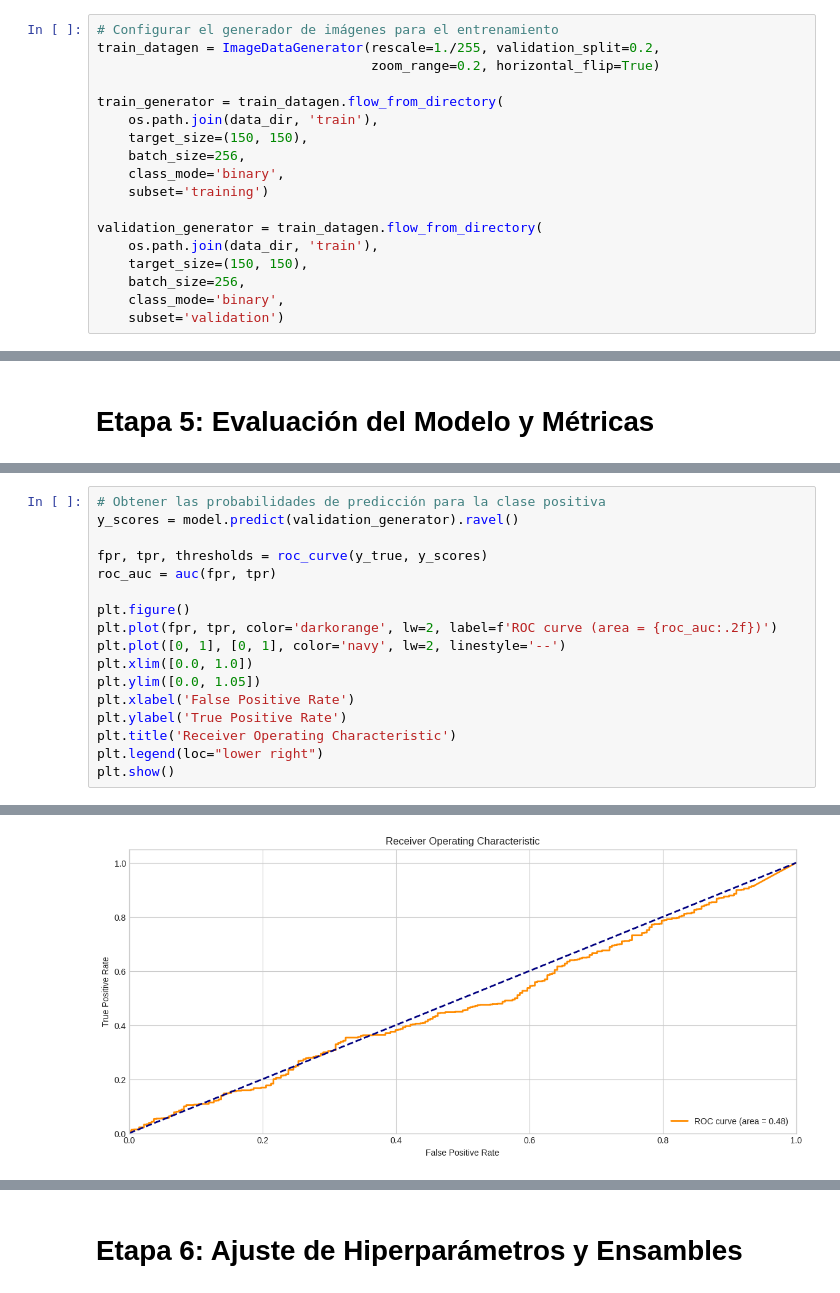
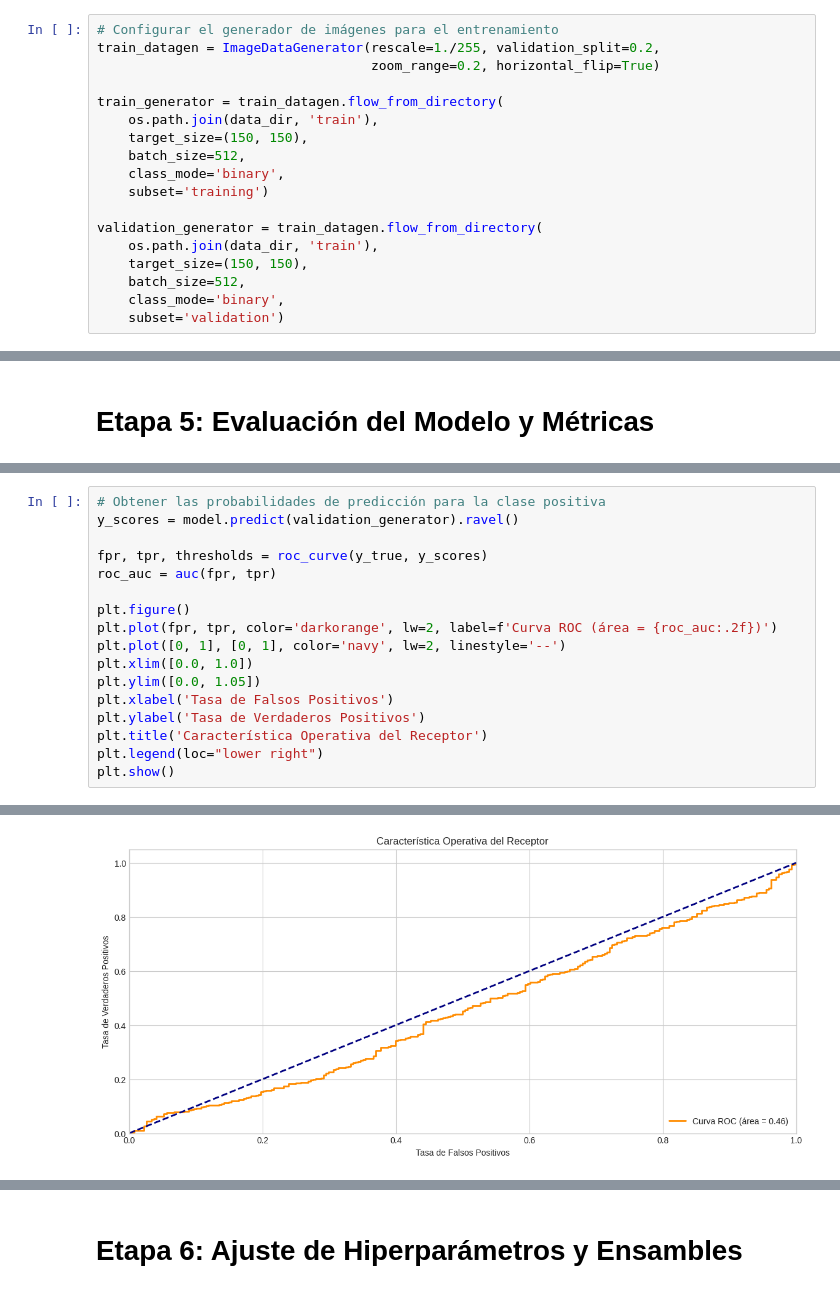
Before and after one commit to rorocabezas/Detector_Neumonia_UDD, a Jupyter notebook: UDD_Proyecto_M7_Rodrigo_Cabezas.ipynb, the cells around one changed output, grey strips where cells are left out. Cells and saved outputs as stored; diff of their text form.

```diff
--- a/UDD_Proyecto_M7_Rodrigo_Cabezas.ipynb
+++ b/UDD_Proyecto_M7_Rodrigo_Cabezas.ipynb
@@ -173,14 +176,14 @@ train_datagen = ImageDataGenerator(rescale=1./255, validation_split=0.2,
 train_generator = train_datagen.flow_from_directory(
     os.path.join(data_dir, 'train'),
     target_size=(150, 150),
-    batch_size=256,
+    batch_size=512,
     class_mode='binary',
     subset='training')
 
 validation_generator = train_datagen.flow_from_directory(
     os.path.join(data_dir, 'train'),
     target_size=(150, 150),
-    batch_size=256,
+    batch_size=512,
     class_mode='binary',
     subset='validation')
 # %% [output]
@@ -373,13 +376,13 @@ fpr, tpr, thresholds = roc_curve(y_true, y_scores)
 roc_auc = auc(fpr, tpr)
 
 plt.figure()
-plt.plot(fpr, tpr, color='darkorange', lw=2, label=f'ROC curve (area = {roc_auc:.2f})')
+plt.plot(fpr, tpr, color='darkorange', lw=2, label=f'Curva ROC (área = {roc_auc:.2f})')
 plt.plot([0, 1], [0, 1], color='navy', lw=2, linestyle='--')
 plt.xlim([0.0, 1.0])
 plt.ylim([0.0, 1.05])
-plt.xlabel('False Positive Rate')
-plt.ylabel('True Positive Rate')
-plt.title('Receiver Operating Characteristic')
+plt.xlabel('Tasa de Falsos Positivos')
+plt.ylabel('Tasa de Verdaderos Positivos')
+plt.title('Característica Operativa del Receptor')
 plt.legend(loc="lower right")
 plt.show()
 # %% [output]
@@ -387,4 +390,4 @@ plt.show()
-[figure, old version]
+[figure, new version]
 # %%
 cm = confusion_matrix(y_true, y_pred)
 
```
Also changed, not shown: parts of 9 cells of this notebook.
